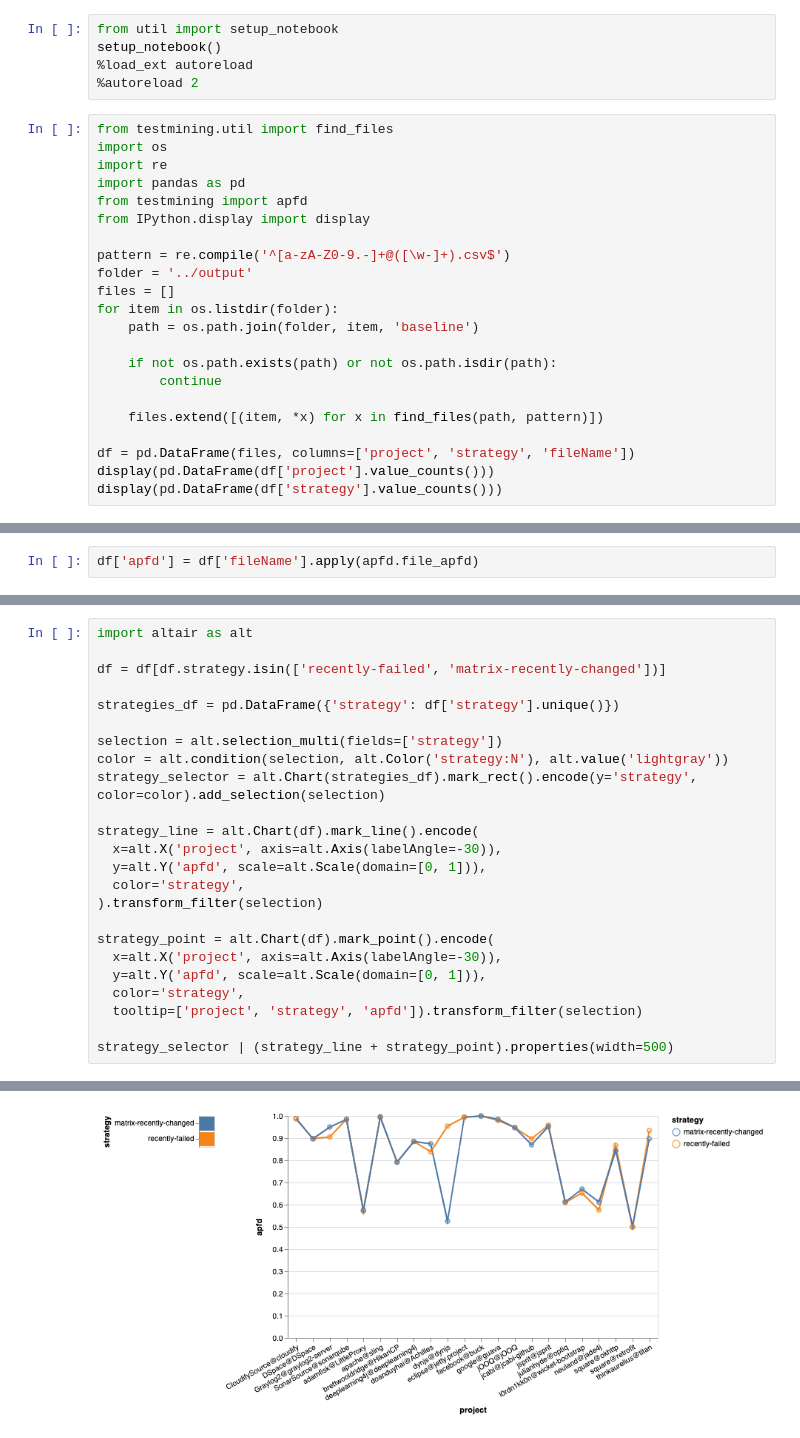
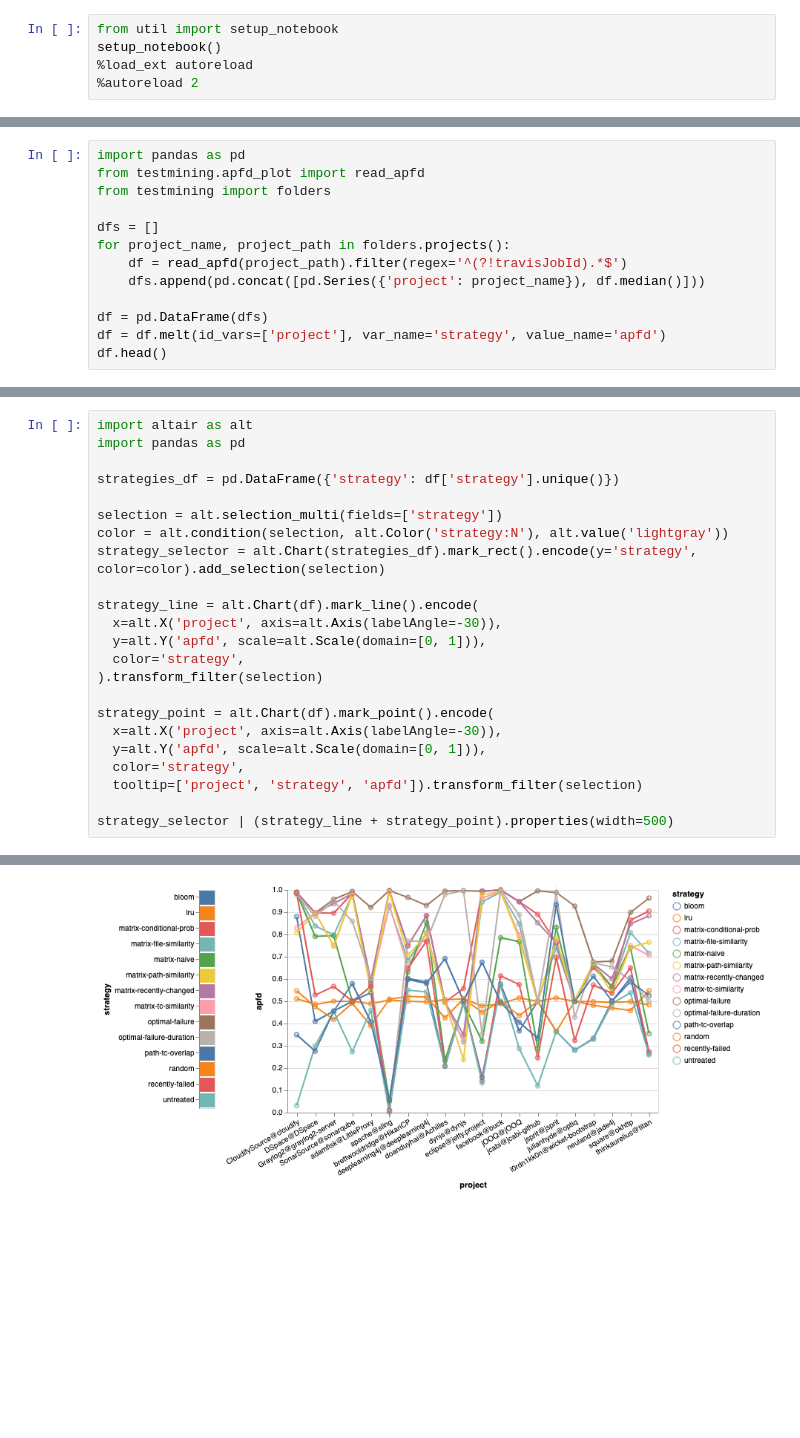
Before and after one commit to f4lco/testmining, a Jupyter notebook: notebook/Baseline.ipynb, the cells around one changed output, grey strips where cells are left out. Saved outputs shown, nothing was run; the diff lists cells and outputs as text; blank space fills up the shorter version.

Commit message:
Rework interactive baseline notebook

```diff
--- a/notebook/Baseline.ipynb
+++ b/notebook/Baseline.ipynb
@@ -3,25 +3,3 @@ from util import setup_notebook
 setup_notebook()
 %load_ext autoreload
 %autoreload 2
-# %%
-from testmining.util import find_files
-import os
-import re
-import pandas as pd
-from testmining import apfd
-from IPython.display import display
-
-pattern = re.compile('^[a-zA-Z0-9.-]+@([\w-]+).csv$')
-folder = '../output'
-files = []
-for item in os.listdir(folder):
-    path = os.path.join(folder, item, 'baseline')
-
-    if not os.path.exists(path) or not os.path.isdir(path):
-        continue
-
-    files.extend([(item, *x) for x in find_files(path, pattern)])
-
-df = pd.DataFrame(files, columns=['project', 'strategy', 'fileName'])
-display(pd.DataFrame(df['project'].value_counts()))
-display(pd.DataFrame(df['strategy'].value_counts()))
@@ -63,2 +6,13 @@ display(pd.DataFrame(df['strategy'].value_counts()))
-# %%
-df['apfd'] = df['fileName'].apply(apfd.file_apfd)
+# %%
+import pandas as pd
+from testmining.apfd_plot import read_apfd
+from testmining import folders
+
+dfs = []
+for project_name, project_path in folders.projects():
+    df = read_apfd(project_path).filter(regex='^(?!travisJobId).*$')
+    dfs.append(pd.concat([pd.Series({'project': project_name}), df.median()]))
+
+df = pd.DataFrame(dfs)
+df = df.melt(id_vars=['project'], var_name='strategy', value_name='apfd')
+df.head()
@@ -65,7 +62,6 @@ df['apfd'] = df['fileName'].apply(apfd.file_apfd)
 # %%
 import altair as alt
-
-df = df[df.strategy.isin(['recently-failed', 'matrix-recently-changed'])]
+import pandas as pd
 
 strategies_df = pd.DataFrame({'strategy': df['strategy'].unique()})
 
@@ -91 +87 @@ strategy_selector | (strategy_line + strategy_point).properties(width=500)
-[figure, old version]
+[figure, new version]
```
Also changed, not shown: parts of 4 cells of this notebook, 2 other files.
